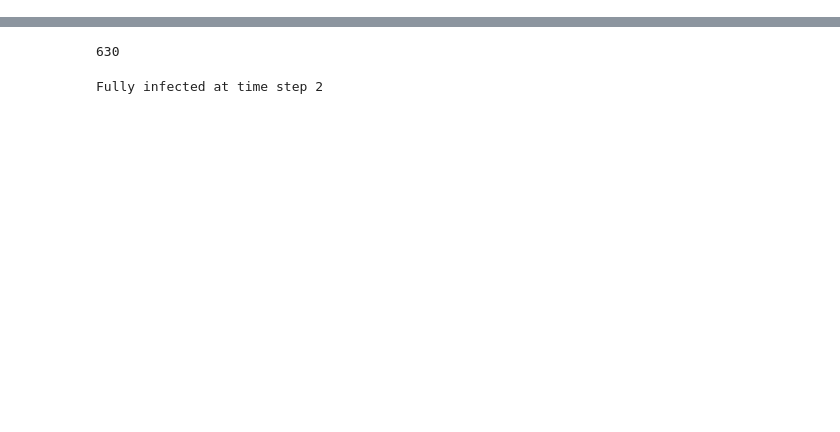
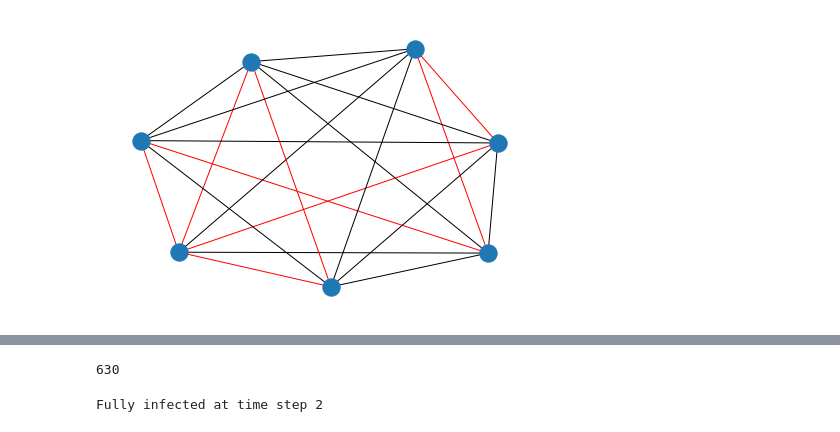
Before and after one commit to BolongZh/caPercolation, a Jupyter notebook: sim_general_H.ipynb, the cells around one changed output, grey strips where cells are left out. Cells and saved outputs as stored; diff of their text form; code cells hidden in the pictures; blank space fills up the shorter version.

```diff
--- a/sim_general_H.ipynb
+++ b/sim_general_H.ipynb
@@ -15,0 +13,9 @@ G.add_edges_from(k_n.edges, color = "black")
+# %%
+G = nx.Graph()
+G.add_edges_from(k_n.edges, color = "black")
+ER = nx.erdos_renyi_graph(7,0.5)
+G.add_edges_from(ER.edges, color = "red")
+colors = nx.get_edge_attributes(G,'color').values()
+nx.draw(G,edge_color=colors,pos=layout)
+# %% [output]
+[figure, added]
```
Also changed, not shown: parts of 11 cells of this notebook.
